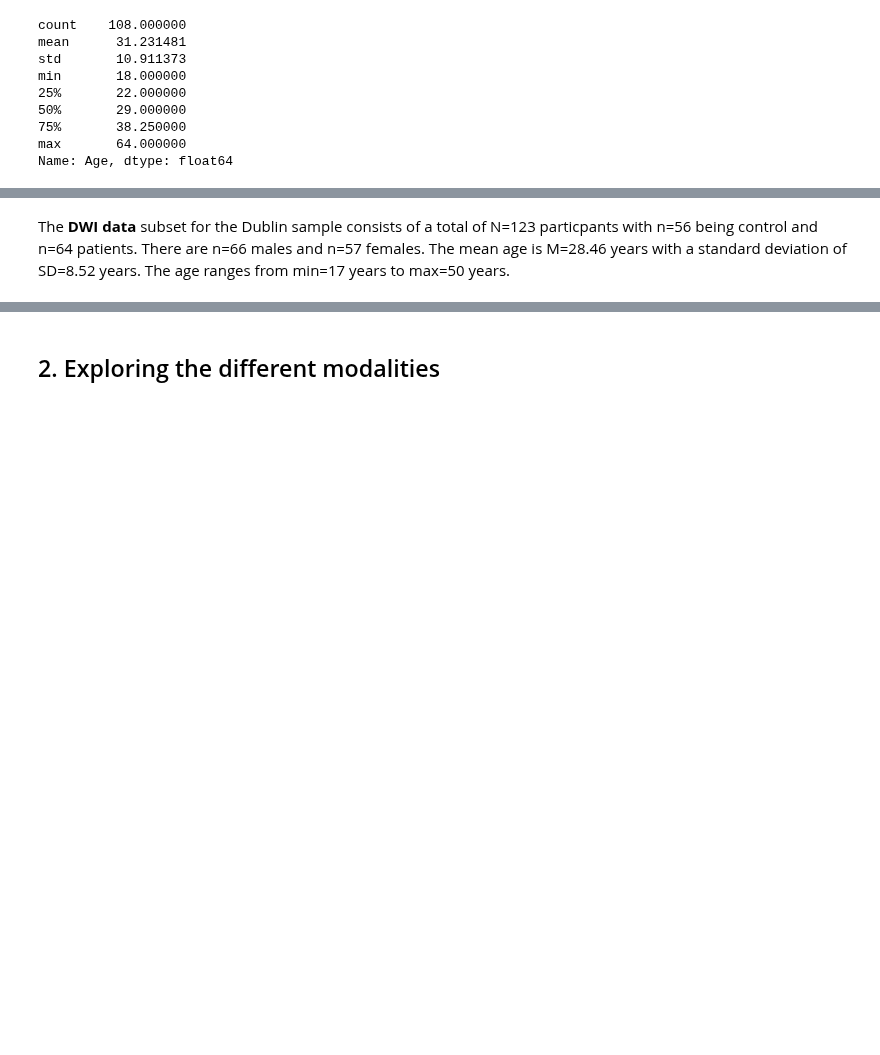
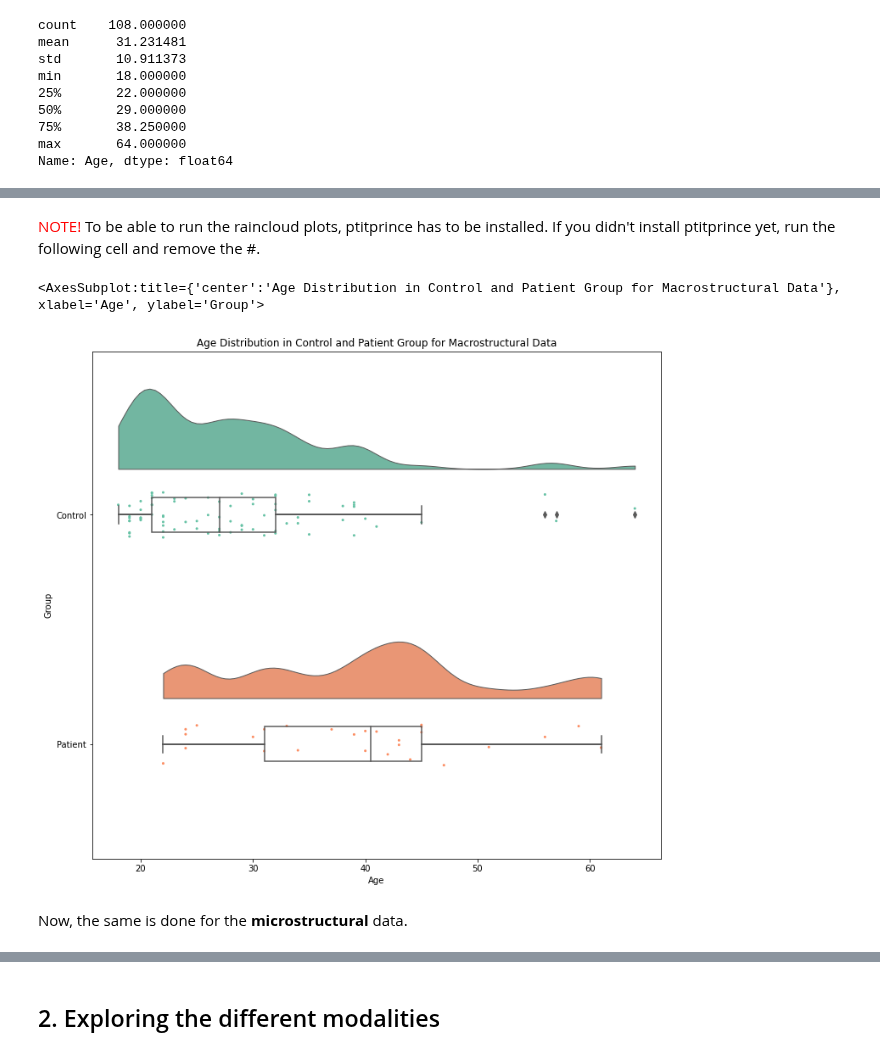
Before and after one commit to mello-y/MSc5_research_project, a Jupyter notebook: content/code/Data_exploration.ipynb, the cells around one changed output, grey strips where cells are left out. Drawn from its saved outputs; the diff is of its cells as text; code cells hidden in the pictures; blank space fills up the shorter version.

```diff
--- a/content/code/Data_exploration.ipynb
+++ b/content/code/Data_exploration.ipynb
@@ -199,2 +245,2 @@ demographic_DWI['Age'].describe()
-# %% [markdown]
-The **DWI data** subset for the Dublin sample consists of a total of N=123 particpants with n=56 being control and n=64 patients. There are n=66 males and n=57 females. The mean age is M=28.46 years with a standard deviation of SD=8.52 years. The age ranges from min=17 years to max=50 years.
+# %% [markdown]
+<span style="color:red">NOTE!</span> To be able to run the raincloud plots, ptitprince has to be installed. If you didn't install ptitprince yet, run the following cell and remove the #.
@@ -200,0 +249,12 @@ The **DWI data** subset for the Dublin sample consists of a total of N=123 parti
+# %%
+from ptitprince import PtitPrince as pt
+
+f, ax = plt.subplots(figsize=(12, 11))
+ax.set_title('Age Distribution in Control and Patient Group for Macrostructural Data')
+
+pt.RainCloud(data = demographic_CT , x = "Group", y = "Age", ax = ax, orient='h')
+# %% [output]
+<AxesSubplot:title={'center':'Age Distribution in Control and Patient Group for Macrostructural Data'}, xlabel='Age', ylabel='Group'>
+[figure, added]
+# %% [markdown]
+Now, the same is done for the **microstructural** data.
```
Also changed, not shown: parts of 57 cells of this notebook.
